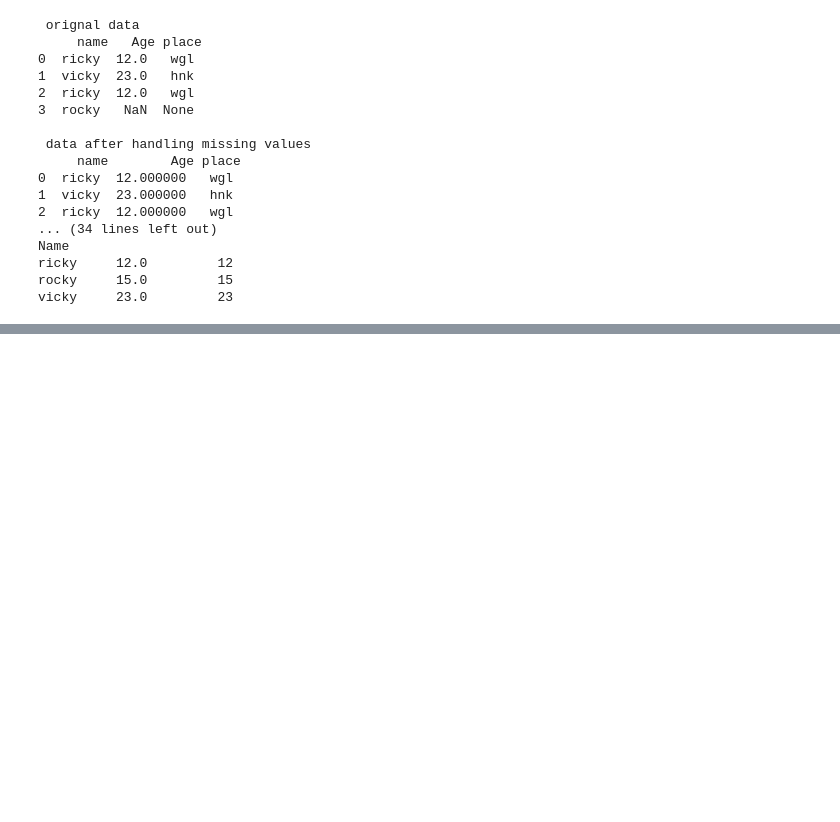
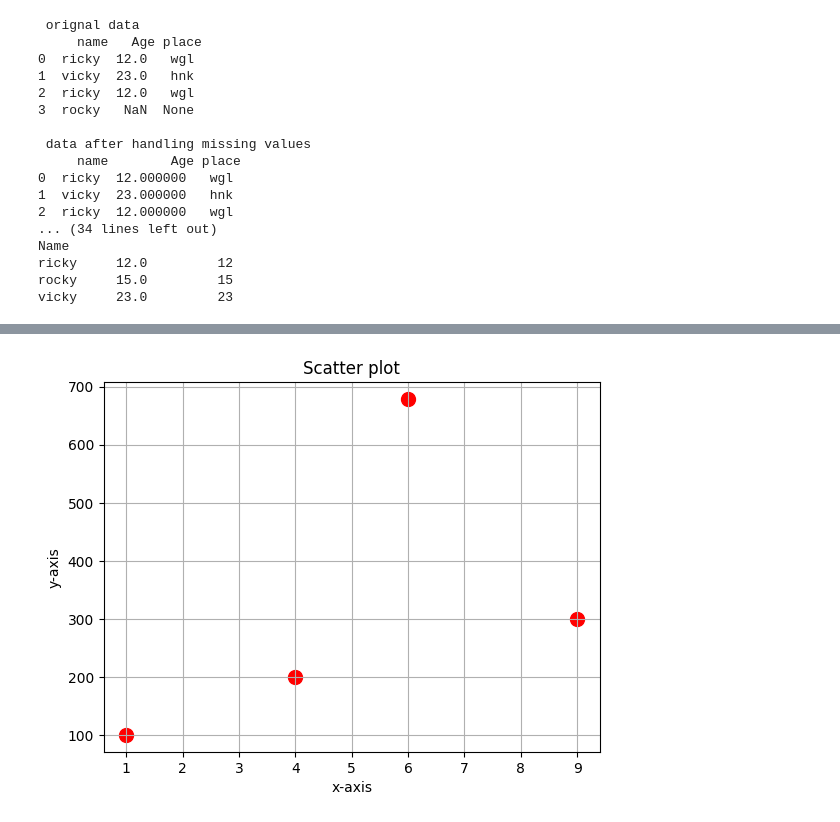
Before and after one commit to 2403a52286-boop/SRU_Batch11, a Jupyter notebook: Untitled7.ipynb, the cells around one changed output, grey strips where cells are left out. Cells and saved outputs as stored; diff of their text form; code cells hidden in the pictures; blank space fills up the shorter version.

```diff
--- a/Untitled7.ipynb
+++ b/Untitled7.ipynb
@@ -50,0 +77,12 @@ vicky     23.0         23
+# %%
+import matplotlib.pyplot as plt
+x=[1,4,6,9]
+y=[100,200,679,300]
+plt.scatter(x,y,s=100,marker='o',color='r',alpha=2)
+plt.xlabel('x-axis')
+plt.ylabel('y-axis')
+plt.grid(True)
+plt.title('Scatter plot')
+plt.show()
+# %% [output]
+[figure, added]
```
Also changed, not shown: parts of 4 cells of this notebook.
